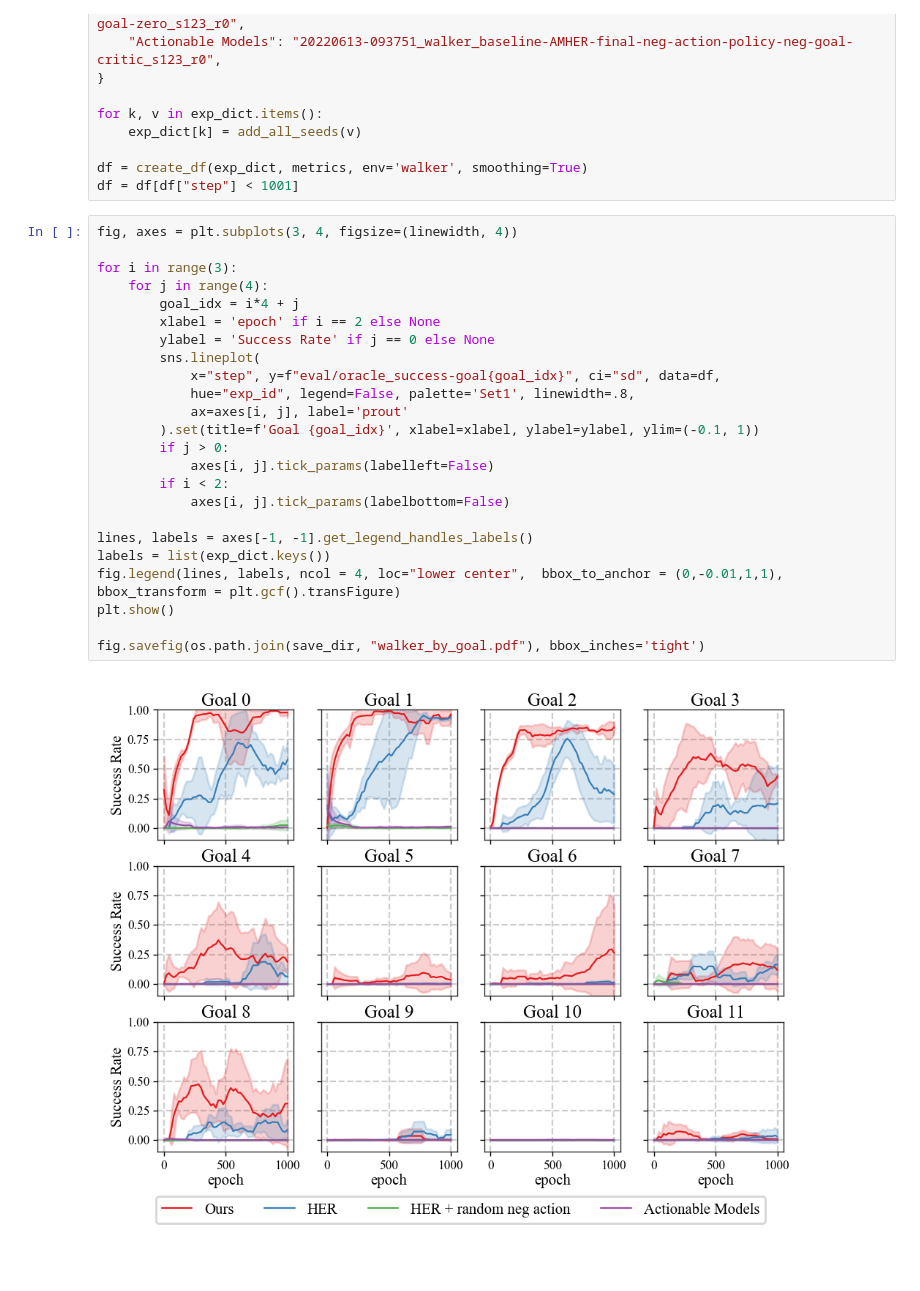
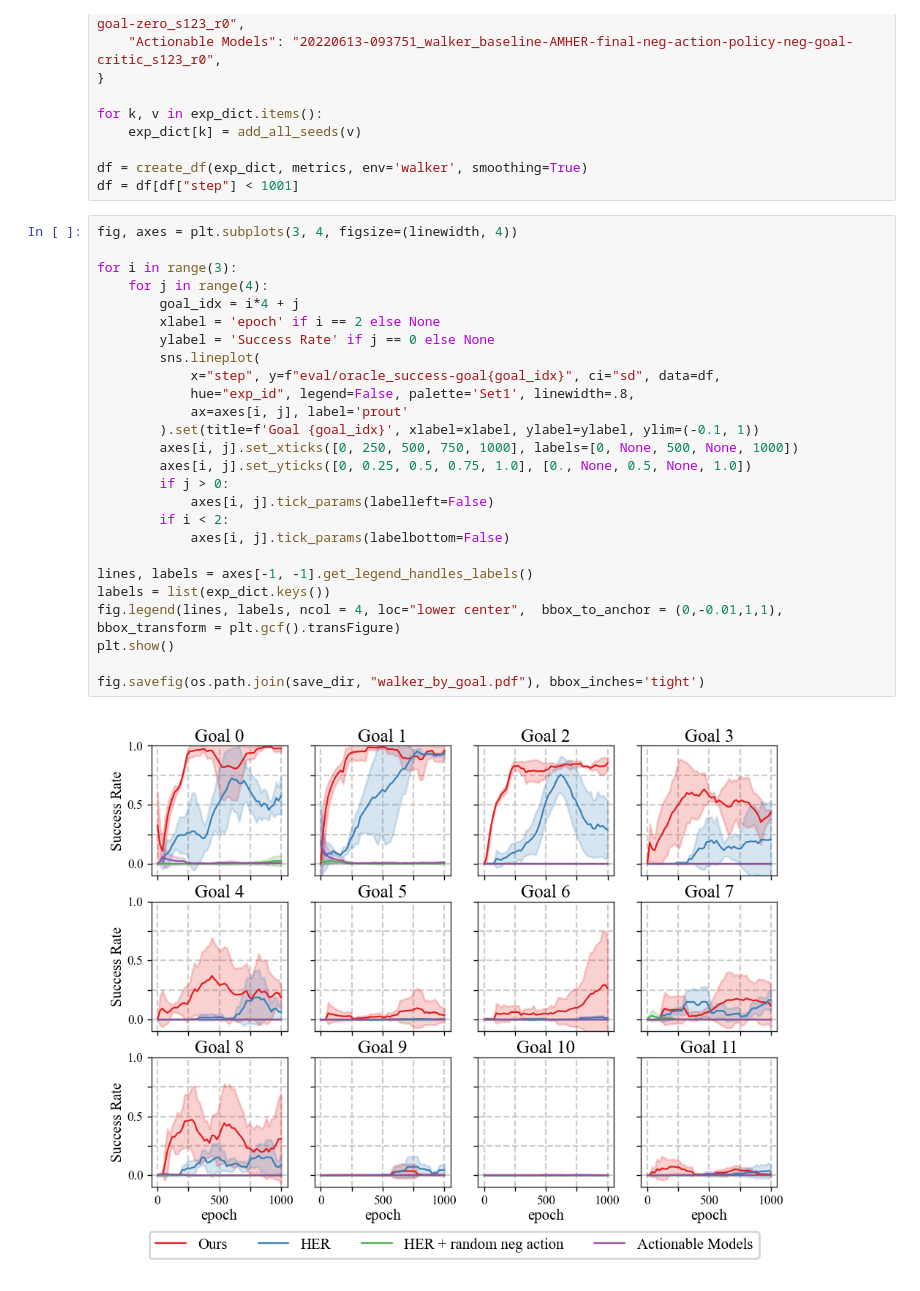
Before and after one commit to facebookresearch/go-fresh, a Jupyter notebook: notebooks/plot_paper.ipynb, the cells around one changed output. Saved outputs shown, nothing was run; the diff lists cells and outputs as text.

```diff
--- a/notebooks/plot_paper.ipynb
+++ b/notebooks/plot_paper.ipynb
@@ -356,26 +356,28 @@ df = df[df["step"] < 1001]
 # %%
 fig, axes = plt.subplots(3, 4, figsize=(linewidth, 4))
 
 for i in range(3):
     for j in range(4):
         goal_idx = i*4 + j
         xlabel = 'epoch' if i == 2 else None
         ylabel = 'Success Rate' if j == 0 else None
         sns.lineplot(
             x="step", y=f"eval/oracle_success-goal{goal_idx}", ci="sd", data=df,
             hue="exp_id", legend=False, palette='Set1', linewidth=.8,
             ax=axes[i, j], label='prout'
         ).set(title=f'Goal {goal_idx}', xlabel=xlabel, ylabel=ylabel, ylim=(-0.1, 1))
+        axes[i, j].set_xticks([0, 250, 500, 750, 1000], labels=[0, None, 500, None, 1000])
+        axes[i, j].set_yticks([0, 0.25, 0.5, 0.75, 1.0], [0., None, 0.5, None, 1.0])
         if j > 0:
             axes[i, j].tick_params(labelleft=False)
         if i < 2:
             axes[i, j].tick_params(labelbottom=False)
 
 lines, labels = axes[-1, -1].get_legend_handles_labels()
 labels = list(exp_dict.keys())
 fig.legend(lines, labels, ncol = 4, loc="lower center",  bbox_to_anchor = (0,-0.01,1,1), bbox_transform = plt.gcf().transFigure)
 plt.show()
 
 fig.savefig(os.path.join(save_dir, "walker_by_goal.pdf"), bbox_inches='tight')
 # %% [output]
-[figure, old version]
+[figure, new version]
```
